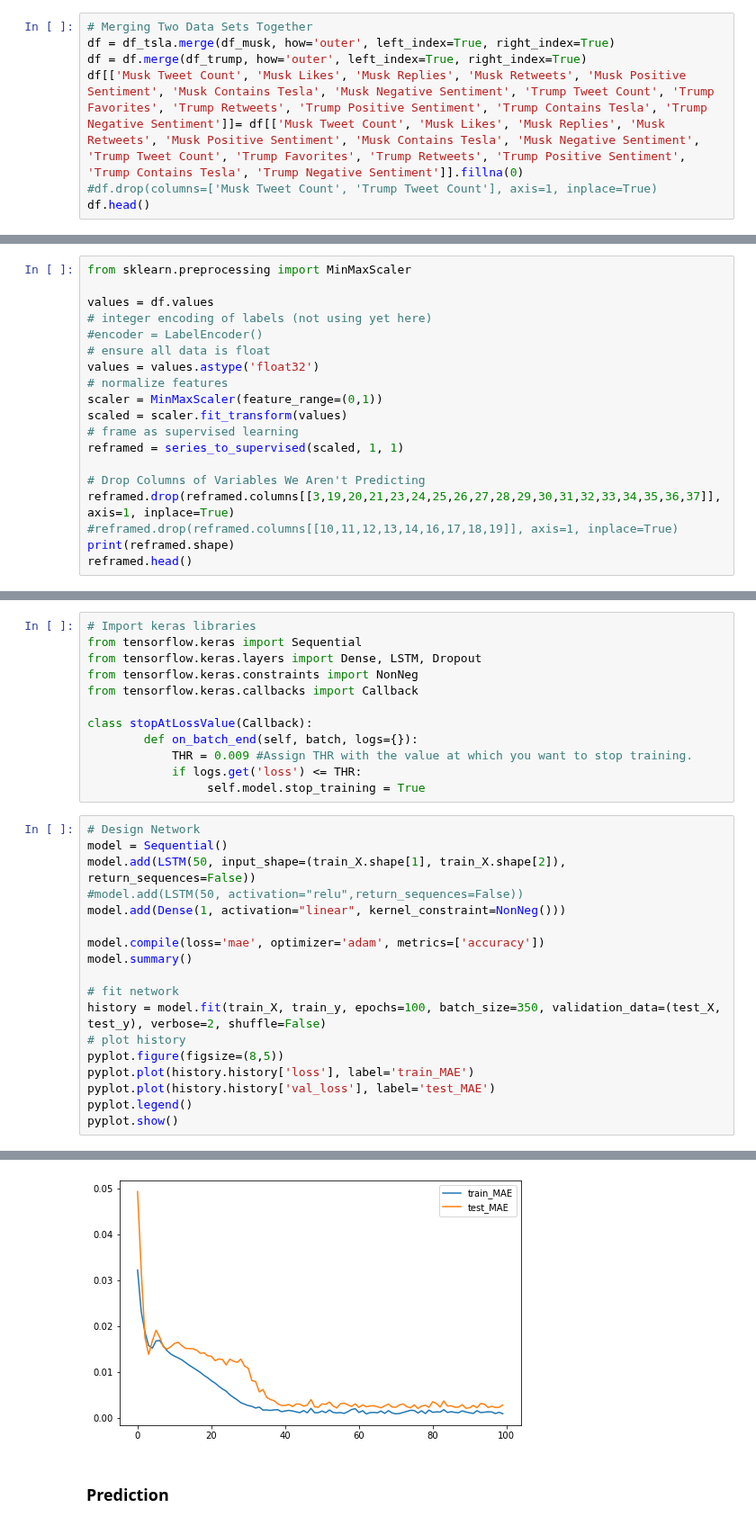
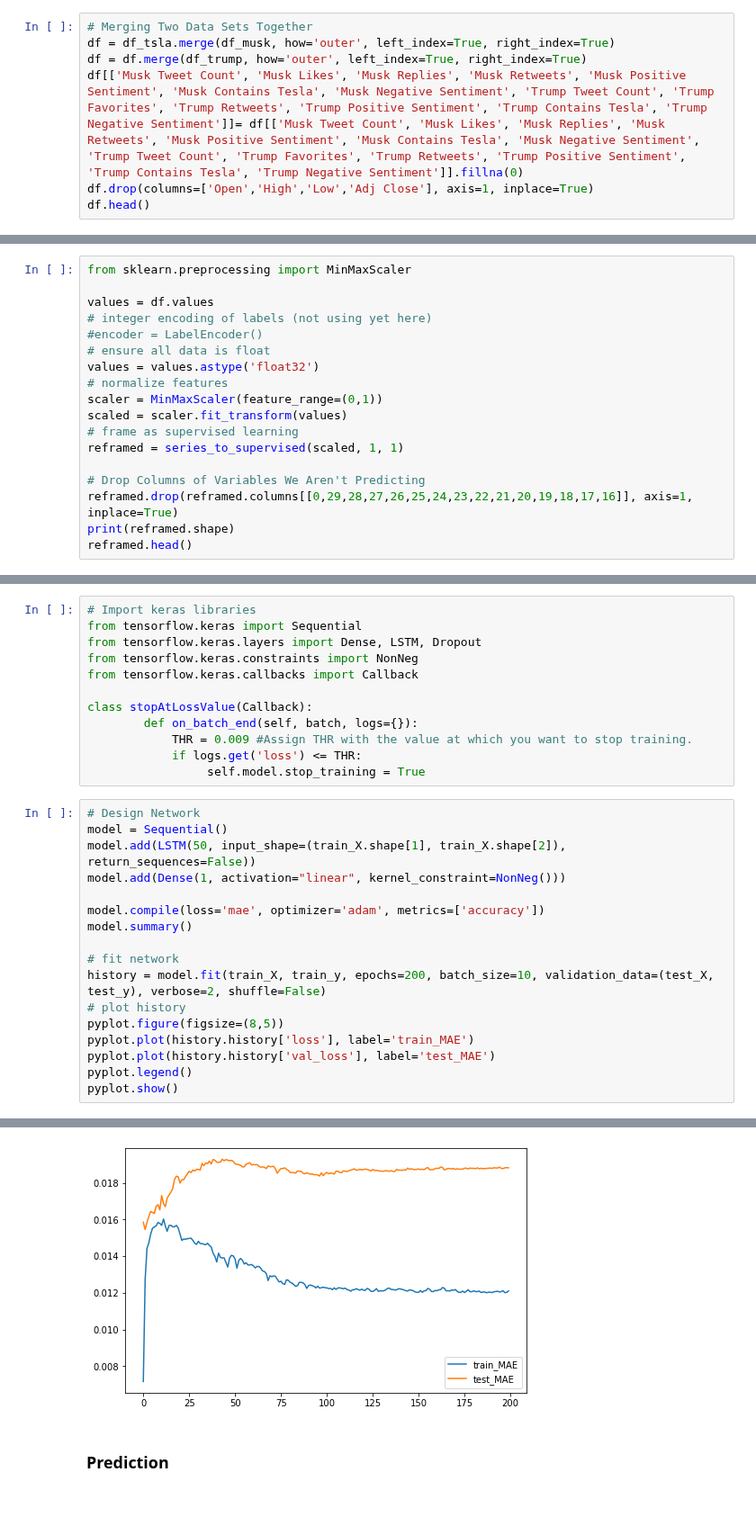
Before and after one commit to TLChilton/Senior_Capstone, a Jupyter notebook: LSTMTeslaDroppedColumn.ipynb, the cells around one changed output, grey strips where cells are left out. Shown at 90% size. Cells and saved outputs as stored; diff of their text form.

```diff
--- a/LSTMTeslaDroppedColumn.ipynb
+++ b/LSTMTeslaDroppedColumn.ipynb
@@ -180,6 +185,6 @@ print(df_tsla.shape)
 df = df_tsla.merge(df_musk, how='outer', left_index=True, right_index=True)
 df = df.merge(df_trump, how='outer', left_index=True, right_index=True)
 df[['Musk Tweet Count', 'Musk Likes', 'Musk Replies', 'Musk Retweets', 'Musk Positive Sentiment', 'Musk Contains Tesla', 'Musk Negative Sentiment', 'Trump Tweet Count', 'Trump Favorites', 'Trump Retweets', 'Trump Positive Sentiment', 'Trump Contains Tesla', 'Trump Negative Sentiment']]= df[['Musk Tweet Count', 'Musk Likes', 'Musk Replies', 'Musk Retweets', 'Musk Positive Sentiment', 'Musk Contains Tesla', 'Musk Negative Sentiment', 'Trump Tweet Count', 'Trump Favorites', 'Trump Retweets', 'Trump Positive Sentiment', 'Trump Contains Tesla', 'Trump Negative Sentiment']].fillna(0)
-#df.drop(columns=['Musk Tweet Count', 'Trump Tweet Count'], axis=1, inplace=True)
+df.drop(columns=['Open','High','Low','Adj Close'], axis=1, inplace=True)
 df.head()
 # %% [output]
@@ -207,8 +212,7 @@ scaled = scaler.fit_transform(values)
 reframed = series_to_supervised(scaled, 1, 1)
 
 # Drop Columns of Variables We Aren't Predicting
-reframed.drop(reframed.columns[[3,19,20,21,23,24,25,26,27,28,29,30,31,32,33,34,35,36,37]], axis=1, inplace=True)
-#reframed.drop(reframed.columns[[10,11,12,13,14,16,17,18,19]], axis=1, inplace=True)
+reframed.drop(reframed.columns[[0,29,28,27,26,25,24,23,22,21,20,19,18,17,16]], axis=1, inplace=True)
 print(reframed.shape)
 reframed.head()
 # %% [output]
@@ -258,14 +262,13 @@ class stopAtLossValue(Callback):
 # Design Network
 model = Sequential()
 model.add(LSTM(50, input_shape=(train_X.shape[1], train_X.shape[2]), return_sequences=False))
-#model.add(LSTM(50, activation="relu",return_sequences=False))
 model.add(Dense(1, activation="linear", kernel_constraint=NonNeg()))
 
 model.compile(loss='mae', optimizer='adam', metrics=['accuracy'])
 model.summary()
 
 # fit network
-history = model.fit(train_X, train_y, epochs=100, batch_size=350, validation_data=(test_X, test_y), verbose=2, shuffle=False)
+history = model.fit(train_X, train_y, epochs=200, batch_size=10, validation_data=(test_X, test_y), verbose=2, shuffle=False)
 # plot history
 pyplot.figure(figsize=(8,5))
 pyplot.plot(history.history['loss'], label='train_MAE')
@@ -293,4 +296,4 @@ Epoch 100/100
-[figure, old version]
+[figure, new version]
 # %% [markdown]
 ### Prediction
 # %%
```
Also changed, not shown: parts of 10 cells of this notebook.
